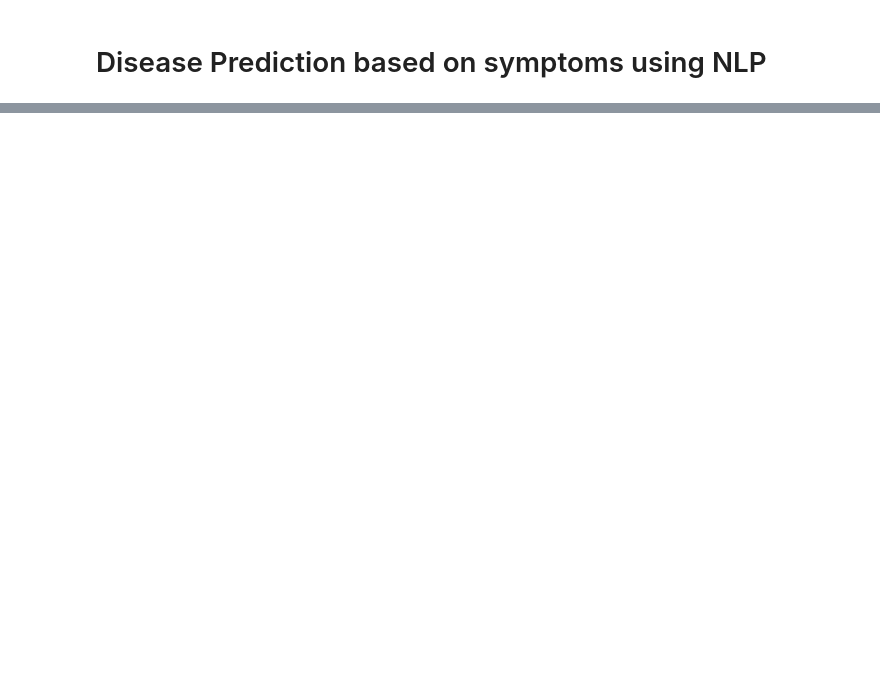
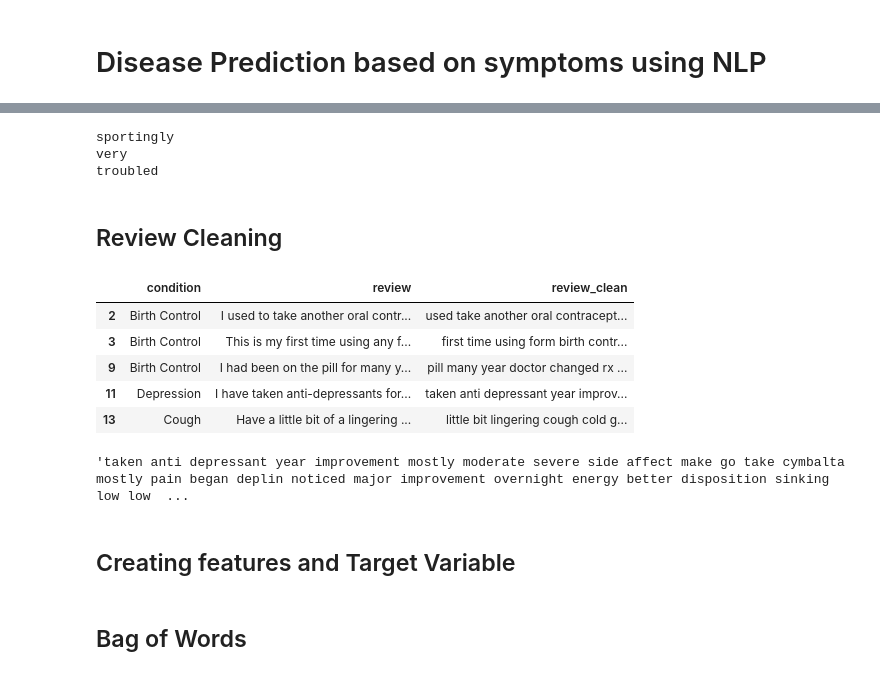
Before and after one commit to Pranav122002/Disease-Prediction-NLP, a Jupyter notebook: disease_prediction.ipynb, the cells around one changed output, grey strips where cells are left out. Cells and saved outputs as stored; diff of their text form; code cells hidden in the pictures; blank space fills up the shorter version.

```diff
--- a/disease_prediction.ipynb
+++ b/disease_prediction.ipynb
@@ -520,0 +202,4 @@ array(['Birth Control'], dtype='<U67')
+# %%
+from nltk.corpus import stopwords
+
+stop = stopwords.words('english')
@@ -520,0 +228,7 @@ array(['Birth Control'], dtype='<U67')
+# %%
+from nltk.stem import WordNetLemmatizer
+from nltk.stem import PorterStemmer
+
+porter = PorterStemmer()
+
+lemmatizer = WordNetLemmatizer()
@@ -520,0 +243,10 @@ array(['Birth Control'], dtype='<U67')
+# %%
+print(lemmatizer.lemmatize("sportingly"))
+print(lemmatizer.lemmatize("very"))
+print(lemmatizer.lemmatize("troubled"))
+# %% [output]
+sportingly
+very
+troubled
+# %% [markdown]
+## Review Cleaning
@@ -520,0 +256,31 @@ array(['Birth Control'], dtype='<U67')
+# %%
+def review_to_words(raw_review):
+    # 1. Delete HTML
+    review_text = BeautifulSoup(raw_review, 'html.parser').get_text()
+    # 2. Make a space
+    letters_only = re.sub('[^a-zA-Z]', ' ', review_text)
+    # 3. lower letters
+    words = letters_only.lower().split()
+    # 5. Stopwords
+    meaningful_words = [w for w in words if not w in stop]
+    # 6. lemmitization
+    lemmitize_words = [lemmatizer.lemmatize(w) for w in meaningful_words]
+    # 7. space join words
+    return( ' '.join(lemmitize_words))
+# %%
+X['review_clean'] = X['review'].apply(review_to_words)
+# %%
+X.head()
+# %% [output]
+|  | condition | review | review_clean |
+| 2 | Birth Control | I used to take another oral contr... | used take another oral contracept... |
+| 3 | Birth Control | This is my first time using any f... | first time using form birth contr... |
+| 9 | Birth Control | I had been on the pill for many y... | pill many year doctor changed rx ... |
+| 11 | Depression | I have taken anti-depressants for... | taken anti depressant year improv... |
+| 13 | Cough | Have a little bit of a lingering ... | little bit lingering cough cold g... |
+# %%
+X['review_clean'][11]
+# %% [output]
+'taken anti depressant year improvement mostly moderate severe side affect make go take cymbalta mostly pain began deplin noticed major improvement overnight energy better disposition sinking low low  ...
+# %% [markdown]
+## Creating features and Target Variable
@@ -520,0 +292,2 @@ array(['Birth Control'], dtype='<U67')
+# %% [markdown]
+## Bag of Words
```
Also changed, not shown: parts of 107 cells of this notebook, 3 other files.
